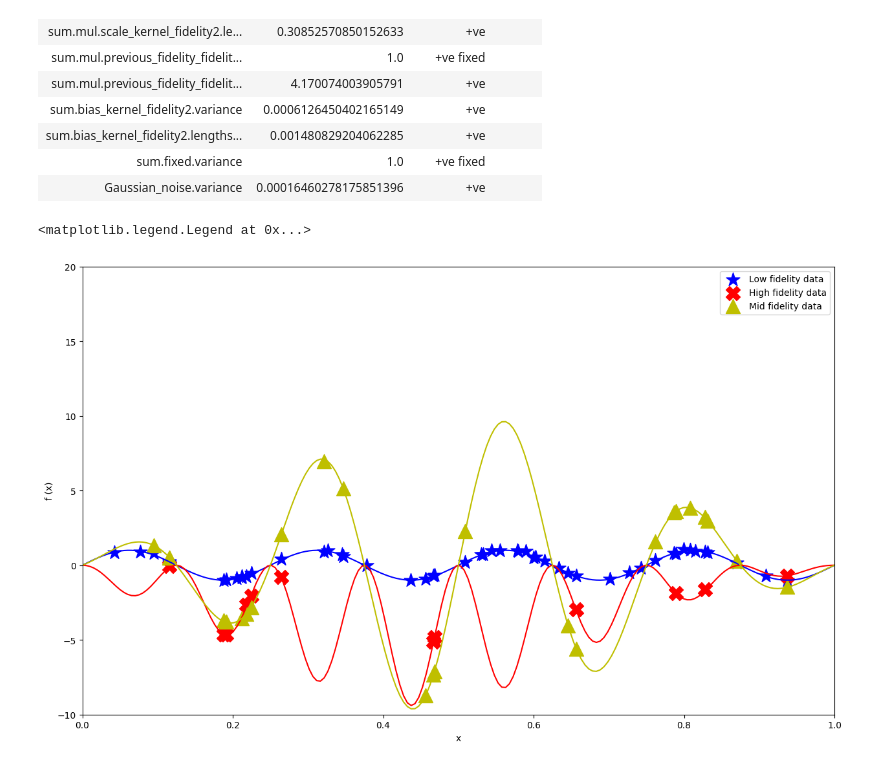
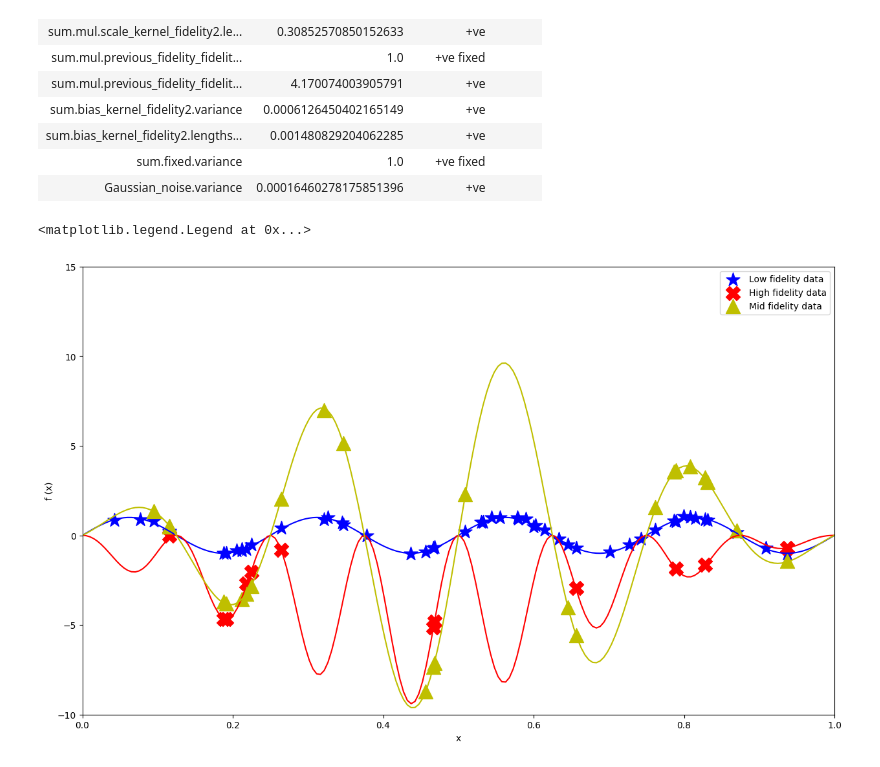
Before and after one commit to Ferg-Lab/mfGPR, a Jupyter notebook: examples/Sin_3Fidelity.ipynb, the cells around one changed output. Saved outputs shown, nothing was run; the diff lists cells and outputs as text; code cells hidden in the pictures.

```diff
--- a/examples/Sin_3Fidelity.ipynb
+++ b/examples/Sin_3Fidelity.ipynb
@@ -119,31 +117,31 @@ Updates: True
 # %%
 plt.figure(figsize=(15, 9))
 #plt.fill_between(x_plot.flatten(), (mean_low - 1.96*std_low).flatten(),
 #                 (mean_low + 1.96*std_low).flatten(), facecolor='b', alpha=0.1)
 #plt.fill_between(x_plot.flatten(), (mean_high - 1.96*std_high).flatten(),
 #                 (mean_high + 1.96*std_high).flatten(), facecolor='k', alpha=0.1)
 #plt.fill_between(x_plot.flatten(), (mean_vanilla - 1.96*std_vanilla).flatten(),
 #                 (mean_vanilla + 1.96*std_vanilla).flatten(), facecolor='r', alpha=0.1)
 
 plt.scatter(x_train_l, y_train_l, color='b', s=250, label='Low fidelity data', marker='*')
 plt.scatter(x_train_h, y_train_h, color='r', s=250, label='High fidelity data', marker='X')
 plt.scatter(x_train_m, y_train_m, color='y', s=250, label='Mid fidelity data', marker='^')
 
 plt.plot(x_plot, y_plot_l, 'b')
 plt.plot(x_plot, y_plot_h, 'r')
 plt.plot(x_plot, y_plot_m, 'y')
 #plt.plot(x_plot, mean_low, '--', color='b', label='Low fidelity fit')
 #plt.plot(x_plot, mean_high, '--', color='k')
 #plt.plot(x_plot, mean_vanilla, '--', color='r', label='High fidelity fit')
 plt.ylabel('f (x)')
 plt.xlabel('x')
 plt.xlim(0,1)
-plt.ylim(-10, 20)
+plt.ylim(-10, 15)
 #plt.legend(['Low Fidelity', 'High Fidelity', 'Predicted Low Fidelity', 'Predicted High Fidelity', 'Predicted Vanilla'])
 plt.legend()
 # %% [output]
 <matplotlib.legend.Legend at 0x...>
-[figure, old version]
+[figure, new version]
 # %%
 plt.figure(figsize=(15, 9))
 plt.fill_between(x_plot.flatten(), (mean_low - 1.96*std_low).flatten(),
```
Also changed, not shown: parts of 4 cells of this notebook, 2 other files.
